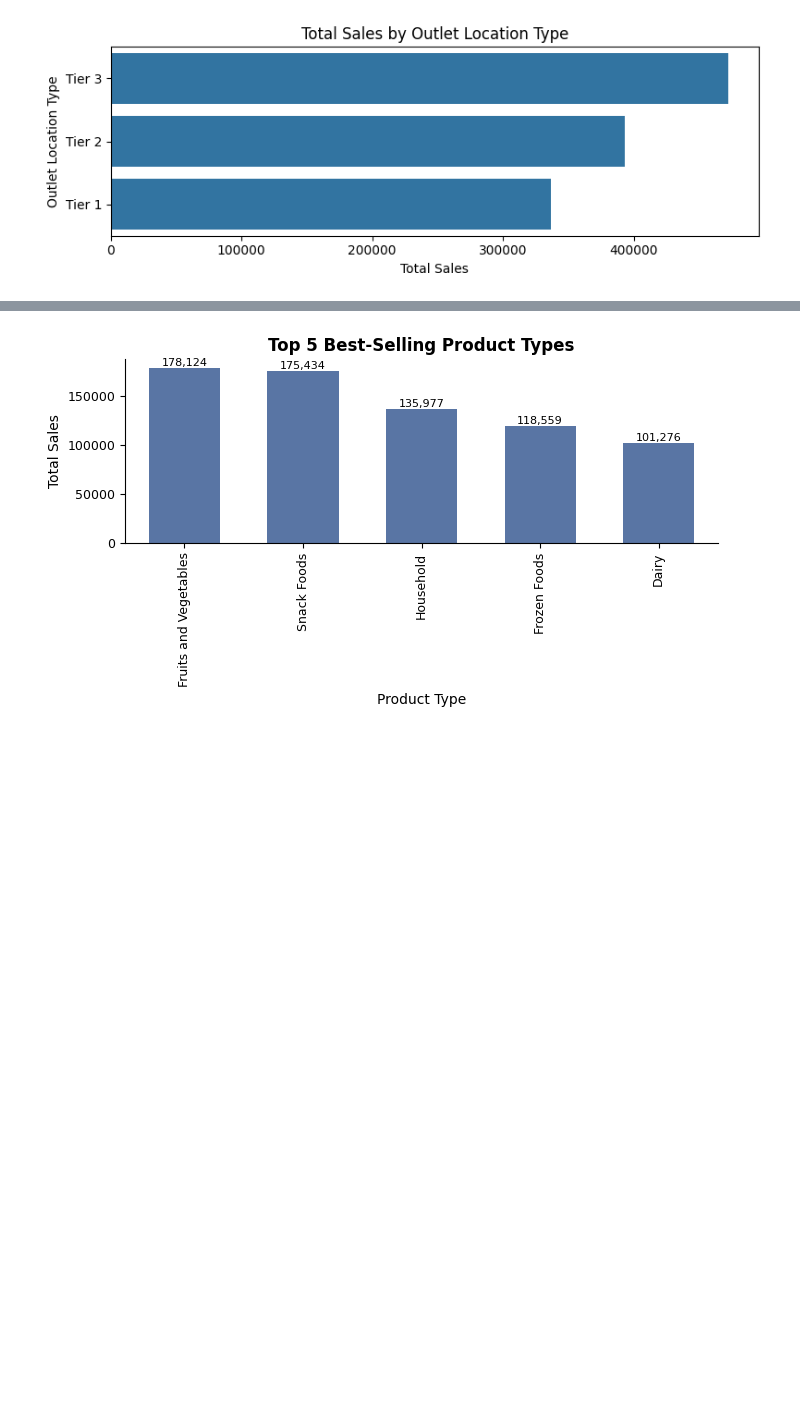
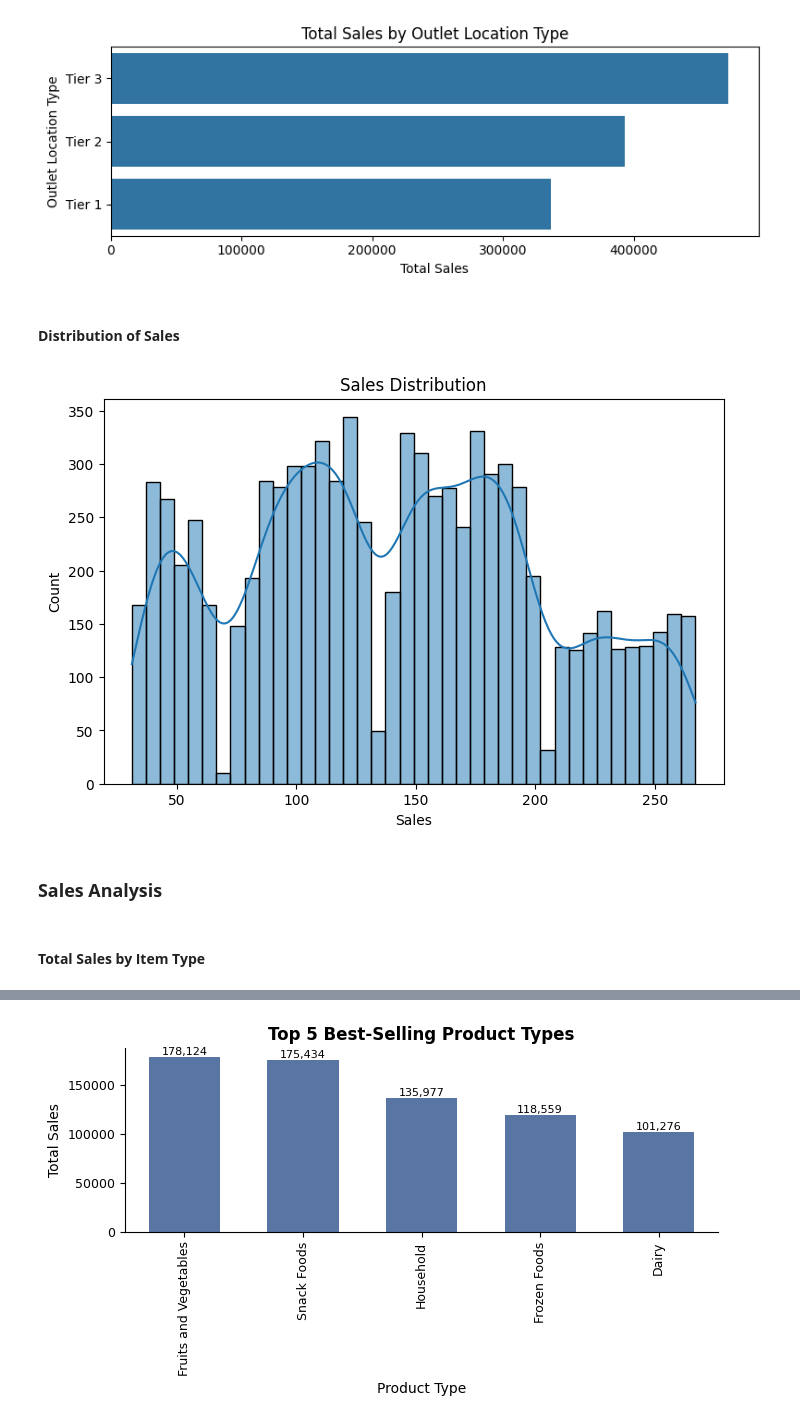
Before and after one commit to ashwin-muralidharan/Blinkit-Data-Analysis, a Jupyter notebook: Blinkit Analysis.ipynb, the cells around one changed output, grey strips where cells are left out. Cells and saved outputs as stored; diff of their text form; code cells hidden in the pictures; blank space fills up the shorter version.

```diff
--- a/Blinkit Analysis.ipynb
+++ b/Blinkit Analysis.ipynb
@@ -88,10 +138,16 @@ print(df['Item Fat Content'].unique())
 # %% [output]
 ['Regular' 'Low Fat' 'low fat' 'LF' 'reg']
 # %%
-df['Item Fat Content'] = df['Item Fat Content'].replace({'LF':'Low Fat',
-                                                          'low fat':'Low Fat',
-                                                          'reg': 'Regular'
-                                                         })
+df['Item Fat Content'] = df['Item Fat Content'].replace({
+    'low fat': 'Low Fat',
+    'LF': 'Low Fat',
+    'reg': 'Regular'
+})
+
+df['Item Weight'] = df['Item Weight'].fillna(df['Item Weight'].mean())
+df['Sales'] = df['Sales'].fillna(df['Sales'].median())
+
+df = df.drop_duplicates()
 # %%
 print(df['Item Fat Content'].unique())
 # %% [output]
@@ -226,3 +246,16 @@ plt.tight_layout()
 plt.show()
 # %% [output]
 [figure]
+# %% [markdown]
+#### **Distribution of Sales**
+# %%
+plt.figure(figsize=(8,5))
+sns.histplot(df['Sales'], bins=40, kde=True)
+plt.title("Sales Distribution")
+plt.show()
+# %% [output]
+[figure, added]
+# %% [markdown]
+### **Sales Analysis**
+# %% [markdown]
+#### **Total Sales by Item Type**
```
Also changed, not shown: parts of 41 cells of this notebook.
